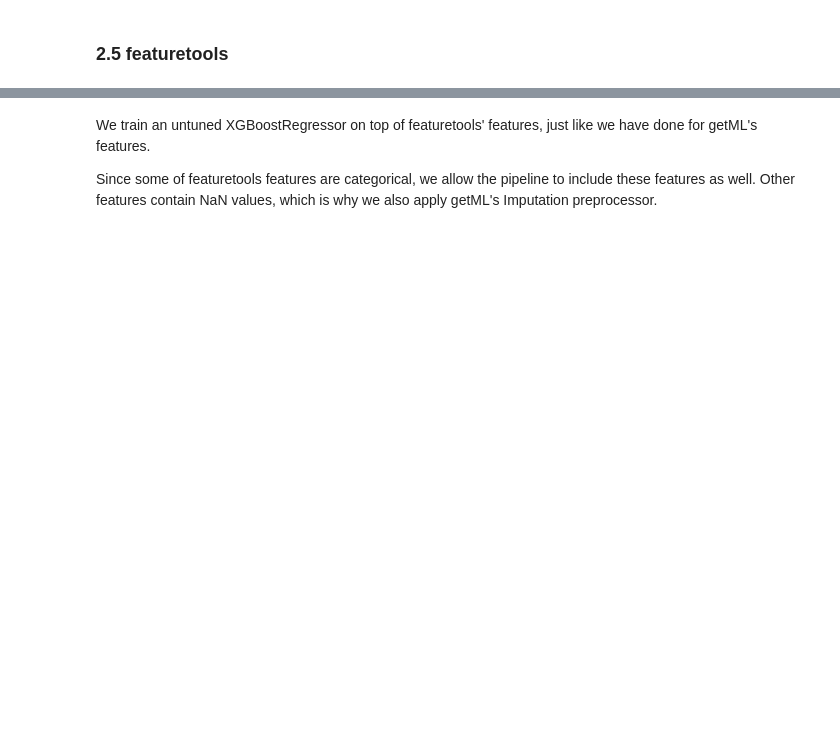
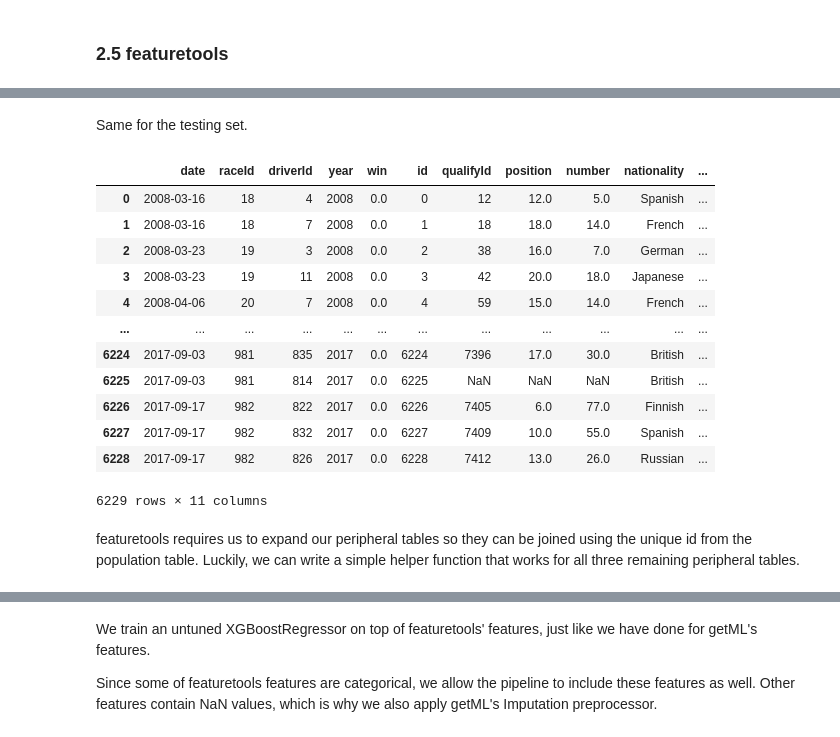
Before and after one commit to getml/getml-demo, a Jupyter notebook: formula1.ipynb, the cells around one changed output, grey strips where cells are left out. Cells and saved outputs as stored; diff of their text form; code cells hidden in the pictures; blank space fills up the shorter version.

```diff
--- a/formula1.ipynb
+++ b/formula1.ipynb
@@ -679,10 +721,35 @@ population_train_pd
+# %% [markdown]
+Same for the testing set.
 # %%
 population_test_pd["id"] = population_test_pd.index
 
 population_test_pd = population_test_pd.merge(
-    businesses_pd,
-    on="business_id"
+    qualifying_pd,
+    on=["driverId", "raceId"],
+    how="left",
+)
+
+population_test_pd = population_test_pd.merge(
+    drivers_pd,
+    on=["driverId"],
+    how="left",
 )
 
 population_test_pd
+# %% [output]
+|  | date | raceId | driverId | year | win | id | qualifyId | position | number | nationality | ... |
+| 0 | 2008-03-16 | 18 | 4 | 2008 | 0.0 | 0 | 12 | 12.0 | 5.0 | Spanish | ... |
+| 1 | 2008-03-16 | 18 | 7 | 2008 | 0.0 | 1 | 18 | 18.0 | 14.0 | French | ... |
+| 2 | 2008-03-23 | 19 | 3 | 2008 | 0.0 | 2 | 38 | 16.0 | 7.0 | German | ... |
+| 3 | 2008-03-23 | 19 | 11 | 2008 | 0.0 | 3 | 42 | 20.0 | 18.0 | Japanese | ... |
+| 4 | 2008-04-06 | 20 | 7 | 2008 | 0.0 | 4 | 59 | 15.0 | 14.0 | French | ... |
+| ... | ... | ... | ... | ... | ... | ... | ... | ... | ... | ... | ... |
+| 6224 | 2017-09-03 | 981 | 835 | 2017 | 0.0 | 6224 | 7396 | 17.0 | 30.0 | British | ... |
+| 6225 | 2017-09-03 | 981 | 814 | 2017 | 0.0 | 6225 | NaN | NaN | NaN | British | ... |
+| 6226 | 2017-09-17 | 982 | 822 | 2017 | 0.0 | 6226 | 7405 | 6.0 | 77.0 | Finnish | ... |
+| 6227 | 2017-09-17 | 982 | 832 | 2017 | 0.0 | 6227 | 7409 | 10.0 | 55.0 | Spanish | ... |
+| 6228 | 2017-09-17 | 982 | 826 | 2017 | 0.0 | 6228 | 7412 | 13.0 | 26.0 | Russian | ... |
+6229 rows × 11 columns
+# %% [markdown]
+featuretools requires us to expand our peripheral tables so they can be joined using the unique id from the population table. Luckily, we can write a simple helper function that works for all three remaining peripheral tables.
 # %%
```
Also changed, not shown: parts of 48 cells of this notebook.
